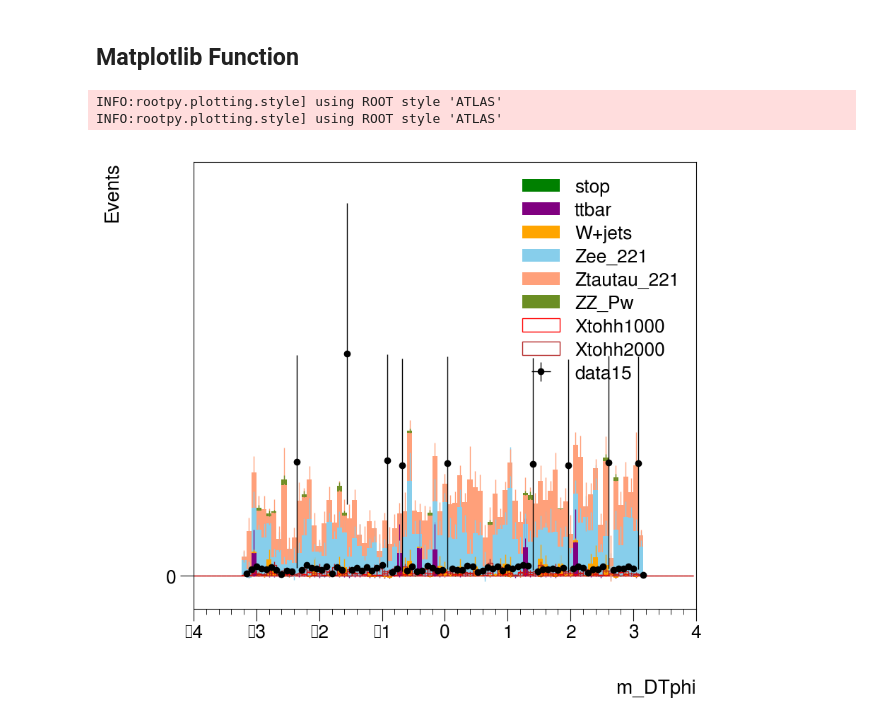
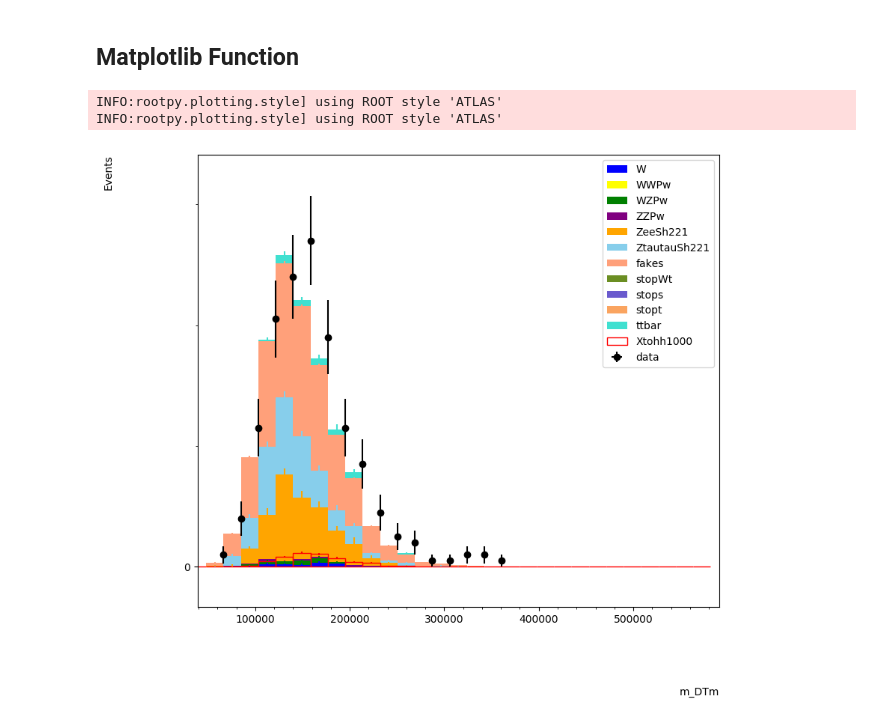
Before and after one commit to arodel21/Boosted_Di-Higgs_Identification, a Jupyter notebook: notebooks/Di-Higgs/HistogramGenerator.ipynb, the cells around one changed output. Saved outputs shown, nothing was run; the diff lists cells and outputs as text; code cells hidden in the pictures.

Commit message:
Histogram: sample discrimination

```diff
--- a/notebooks/Di-Higgs/HistogramGenerator.ipynb
+++ b/notebooks/Di-Higgs/HistogramGenerator.ipynb
@@ -52,22 +29,0 @@ def genHist(filename, ttree, var, hmin, hmax, signal=False):
-# %%
-ttree = "Nominal"
-var = "m_DTphi"
-files = ["ttbar-all.root", "Wtaunu_221-all.root", "WW_Pw-all.root"]
-#files = ["ZtautauB_221.root", "ZtautauC_221.root", "ZtautauL_221.root"]
-
-# Stacked histogram object
-hs = ROOT.THStack("hs"," stacked histograms")
-# colors must be bigger or size equal to the files list.
-colors = [kYellow, kBlue, kRed, kGreen]
-hmin, hmax = getTHLimits(files, ttree, var)
-print(hmin, hmax)
-hists = []
-
-# Get stacked histogram of var for each file.
-for i in range(len(files)):
-    hist = genHist(files[i], ttree, var, hmin, hmax)
-    hist.SetFillColor(colors[i])
-    #hist.GetXaxis().SetLimits(-3,3)
-    #hist.GetYaxis().SetLimits(0, 30)
-    hists.append(hist)
-    hs.Add(hist)
@@ -99 +32,10 @@ def df_gen(file_arr, ttree, region):
+# %%
+def getTHLimits(file_path, ttree, var):
+    g_min = 99999999999.
+    g_max = -99999999999.
+    aux = ROOT.TFile.Open(file_path)
+    tree = aux.Get(ttree)
+    maxv=int(round(tree.GetMaximum(var)))
+    minv=int(round(tree.GetMinimum(var)))
+    return minv-1.,maxv+1.
 # %%
@@ -179,16 +133,16 @@ def hist_gen(data, background, signal, ttree, var, region):
     return
 # %%
 # Base directory
-b = "/home/andrea/Escritorio/CERN data/Try3A/"
+b = "/home/andrea/Escritorio/CERN data/Try3/all.root"
 # Background files array
-filesB = [b+"stop.root", b+"ttbar.root", b+"W+jets.root", b+"Zee_221.root", b+"Ztautau_221.root", b+"ZZ_Pw.root"]
+filesB = ['W', 'WWPw', 'WZPw', 'ZZPw', 'ZeeSh221', 'ZtautauSh221', 'fakes', 'stopWt', 'stops', 'stopt', 'ttbar']
 # Signal files array
-filesS = [b+"Xtohh1000.root", b+"Xtohh2000.root"]
+filesS = ['Xtohh1000']
 # Data files array
-filesD = [b+"data15.root"]
+filesD = ['data']
 # Histogram generation
-hist_gen(filesD, filesB, filesS, "Nominal", "m_DTphi", "QCDCR_0tag")
+hist_gen(b, filesD, filesB, filesS, "Nominal", "m_DTm", "QCDCR_0tag", 30)
 # %% [output]
 INFO:rootpy.plotting.style] using ROOT style 'ATLAS'
 INFO:rootpy.plotting.style] using ROOT style 'ATLAS'
-[figure, old version]
+[figure, new version]
```
Also changed, not shown: parts of 9 cells of this notebook.
